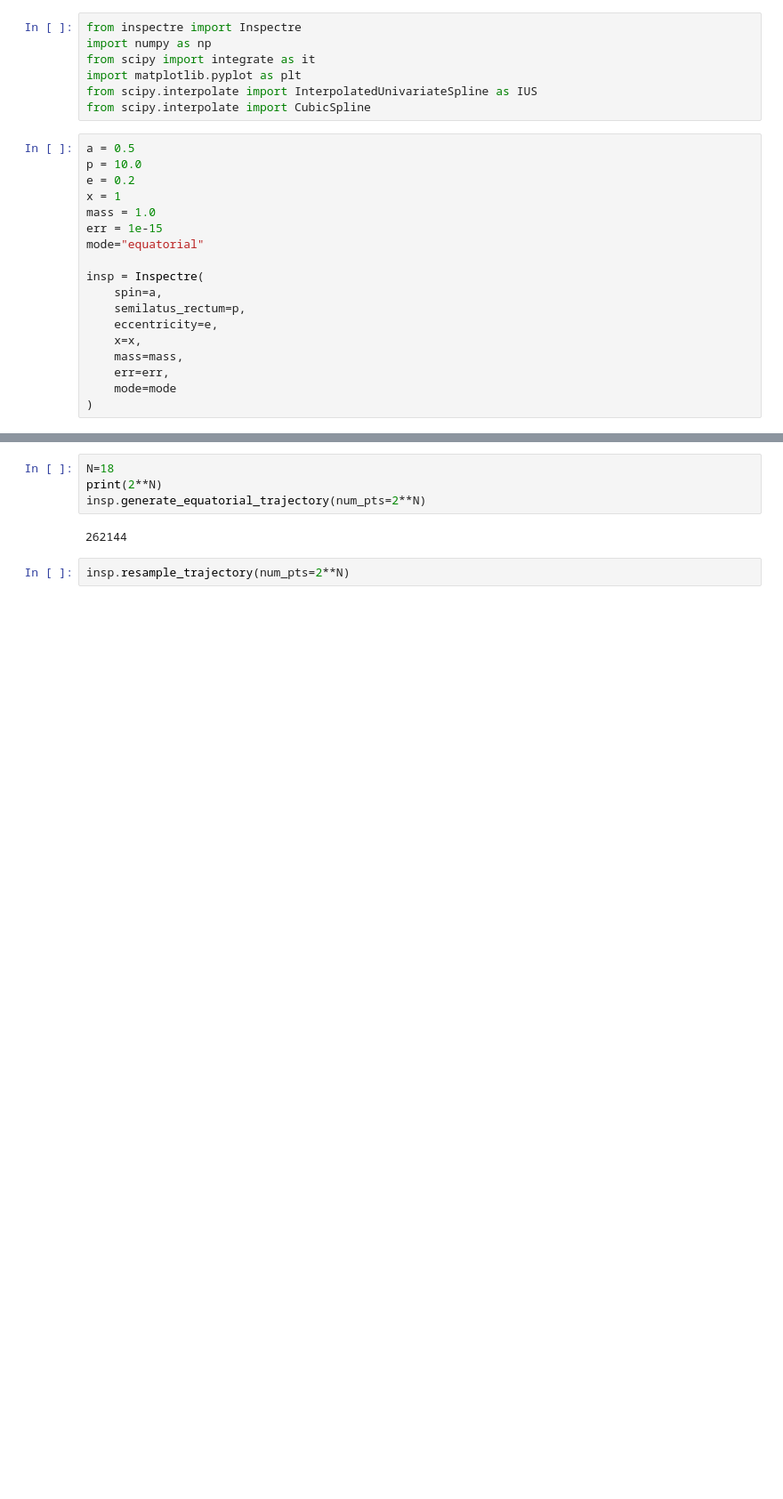
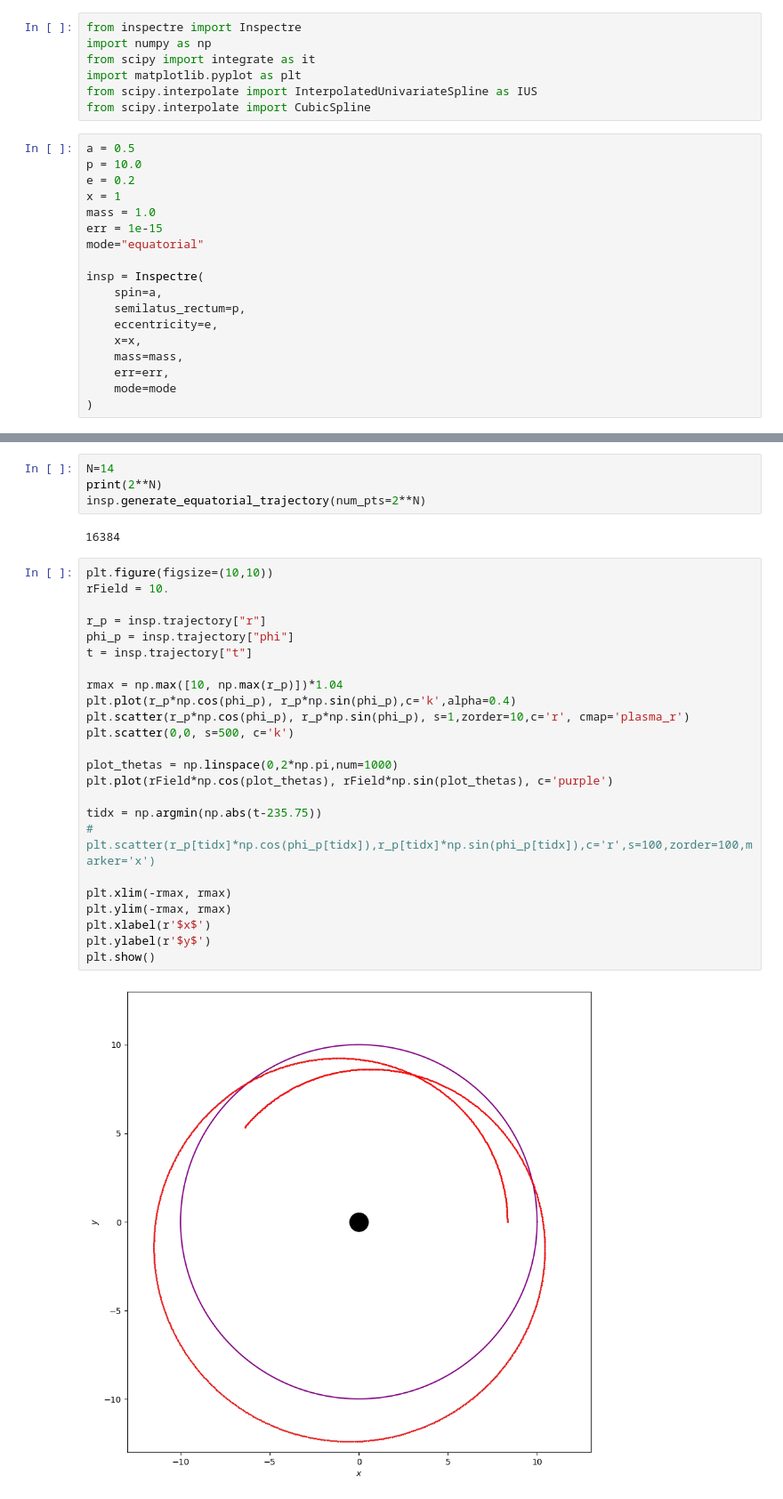
Before and after one commit to thompsonphys/inspectre, a Jupyter notebook: notebooks/test_inspectre.ipynb, the cells around one changed output, grey strips where cells are left out. Shown at 89% size. Cells and saved outputs as stored; diff of their text form; blank space fills up the shorter version.

```diff
--- a/notebooks/test_inspectre.ipynb
+++ b/notebooks/test_inspectre.ipynb
@@ -44,11 +44,35 @@ Azimuthal:       = 0.029689018630018806,
 Radial:          = 0.021370474208095996,
 Polar:           = 0.0
 # %%
-N=18
+N=14
 print(2**N)
 insp.generate_equatorial_trajectory(num_pts=2**N)
 # %% [output]
-262144
+16384
-# %%
-insp.resample_trajectory(num_pts=2**N)
+# %%
+plt.figure(figsize=(10,10))
+rField = 10.
+
+r_p = insp.trajectory["r"]
+phi_p = insp.trajectory["phi"]
+t = insp.trajectory["t"]
+
+rmax = np.max([10, np.max(r_p)])*1.04
+plt.plot(r_p*np.cos(phi_p), r_p*np.sin(phi_p),c='k',alpha=0.4)
+plt.scatter(r_p*np.cos(phi_p), r_p*np.sin(phi_p), s=1,zorder=10,c='r', cmap='plasma_r')
+plt.scatter(0,0, s=500, c='k')
+
+plot_thetas = np.linspace(0,2*np.pi,num=1000)
+plt.plot(rField*np.cos(plot_thetas), rField*np.sin(plot_thetas), c='purple')
+
+tidx = np.argmin(np.abs(t-235.75))
+# plt.scatter(r_p[tidx]*np.cos(phi_p[tidx]),r_p[tidx]*np.sin(phi_p[tidx]),c='r',s=100,zorder=100,marker='x')
+
+plt.xlim(-rmax, rmax)
+plt.ylim(-rmax, rmax)
+plt.xlabel(r'$x$')
+plt.ylabel(r'$y$')
+plt.show()
+# %% [output]
+[figure, added]
 # %%
```
Also changed, not shown: parts of 12 cells of this notebook, 2 other files.
